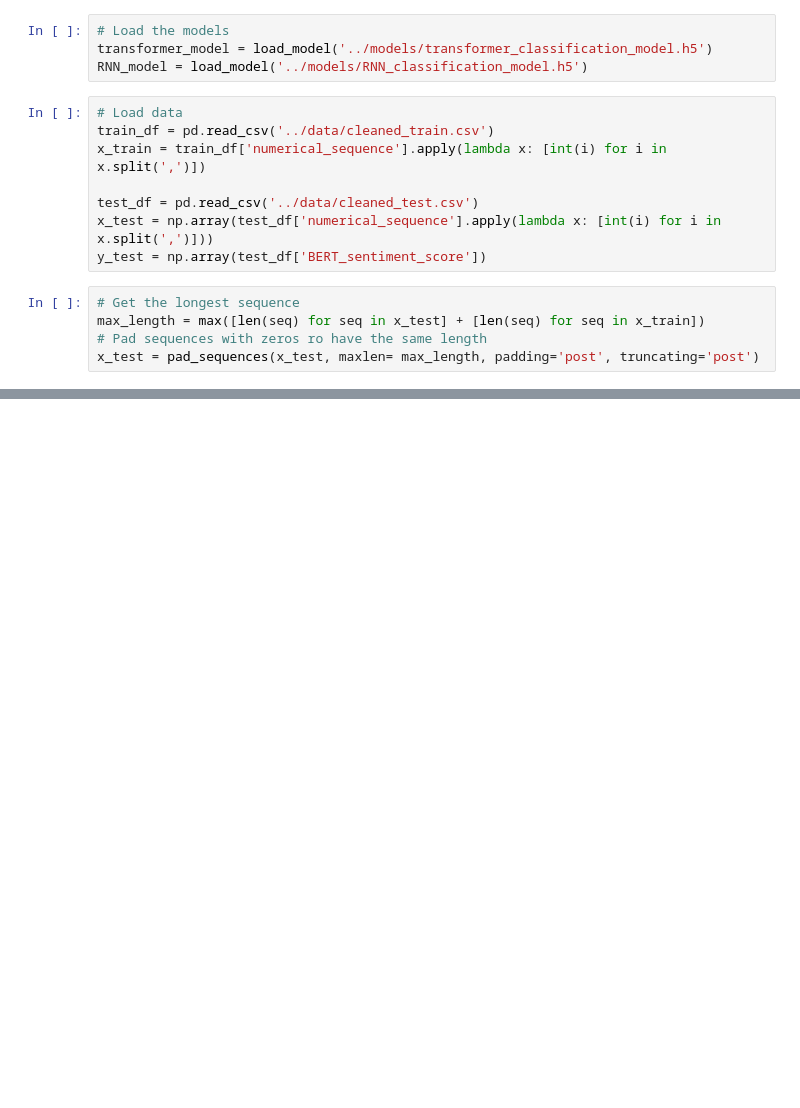
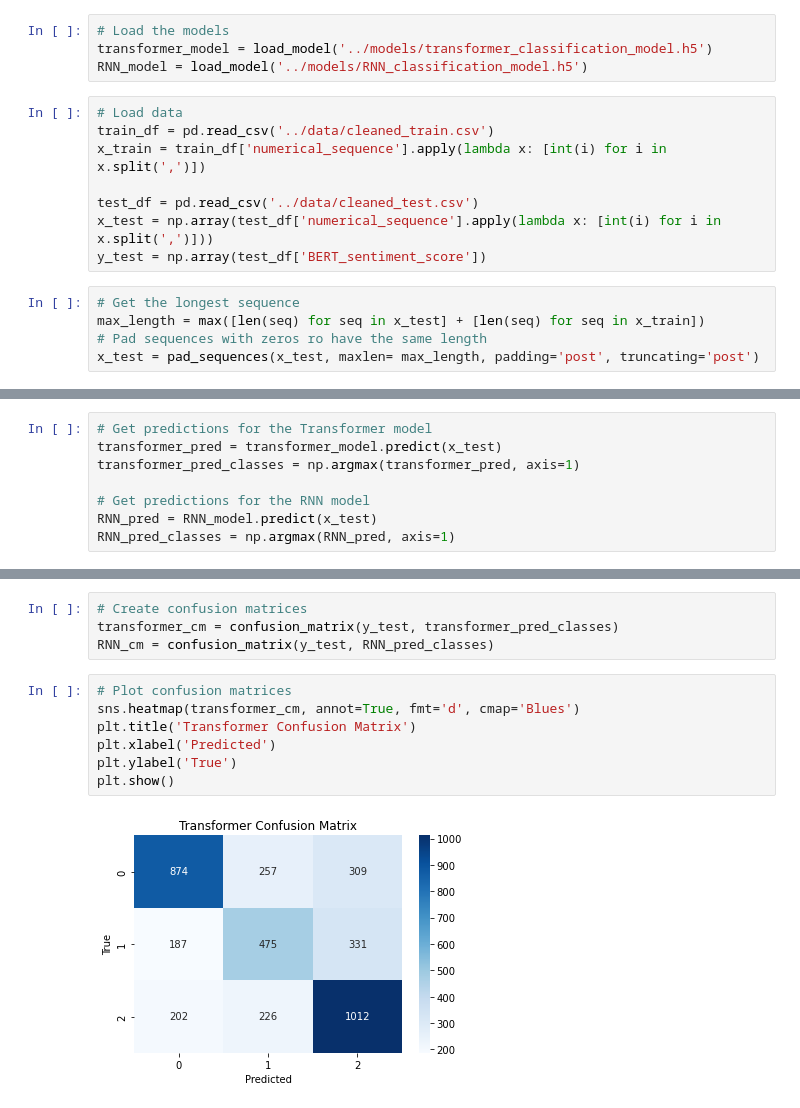
Before and after one commit to EoinCous/Deep_Learning_Project, a Jupyter notebook: notebooks/Classification_Comparison.ipynb, the cells around one changed output, grey strips where cells are left out. Saved outputs shown, nothing was run; the diff lists cells and outputs as text; blank space fills up the shorter version.

Commit message:
Added evaluation plots

```diff
--- a/notebooks/Classification_Comparison.ipynb
+++ b/notebooks/Classification_Comparison.ipynb
@@ -32,0 +46,8 @@ transformer_model.evaluate(x_test, y_test)
+# %%
+# Get predictions for the Transformer model
+transformer_pred = transformer_model.predict(x_test)
+transformer_pred_classes = np.argmax(transformer_pred, axis=1)
+
+# Get predictions for the RNN model
+RNN_pred = RNN_model.predict(x_test)
+RNN_pred_classes = np.argmax(RNN_pred, axis=1)
@@ -32,0 +57,13 @@ transformer_model.evaluate(x_test, y_test)
+# %%
+# Create confusion matrices
+transformer_cm = confusion_matrix(y_test, transformer_pred_classes)
+RNN_cm = confusion_matrix(y_test, RNN_pred_classes)
+# %%
+# Plot confusion matrices
+sns.heatmap(transformer_cm, annot=True, fmt='d', cmap='Blues')
+plt.title('Transformer Confusion Matrix')
+plt.xlabel('Predicted')
+plt.ylabel('True')
+plt.show()
+# %% [output]
+[figure, added]
```
Also changed, not shown: parts of 7 cells of this notebook, 3 other files.
